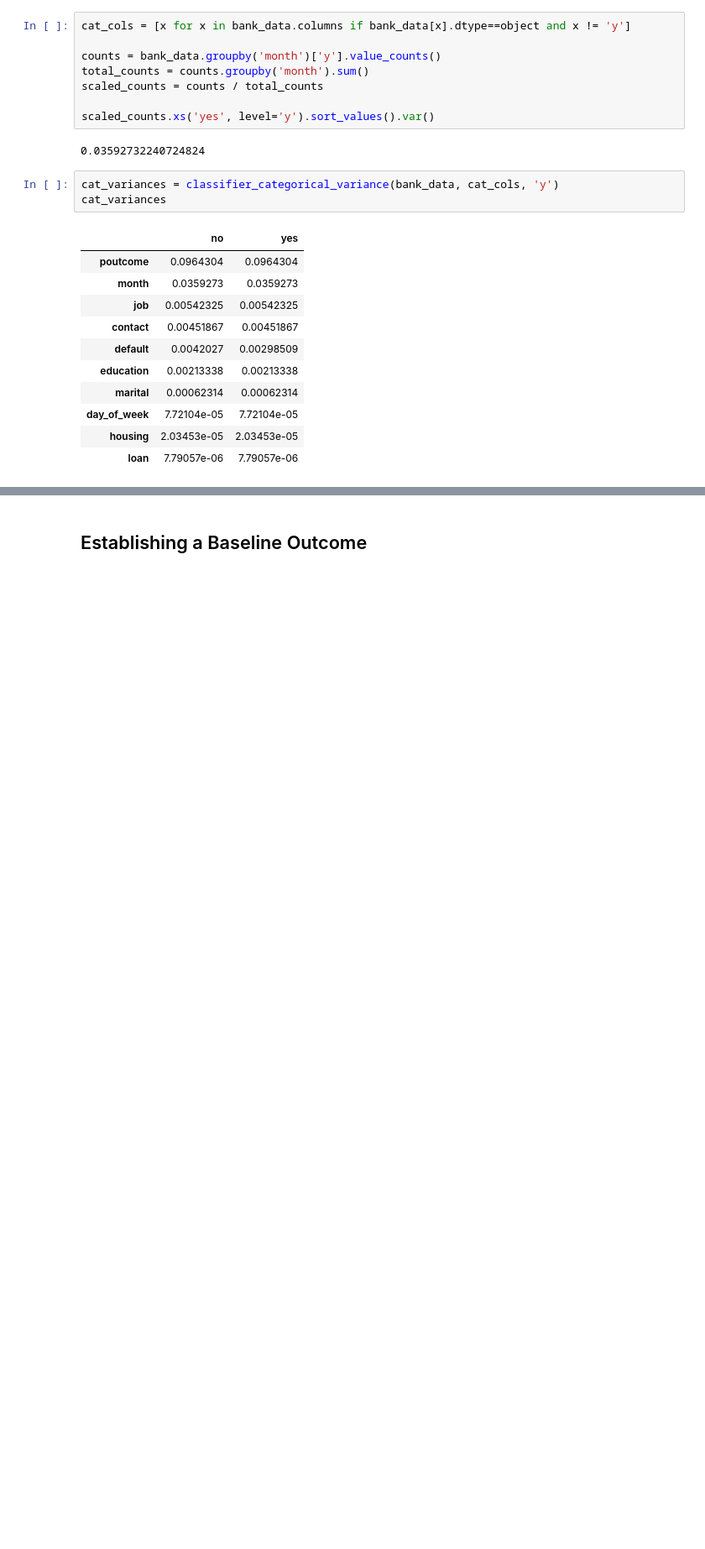
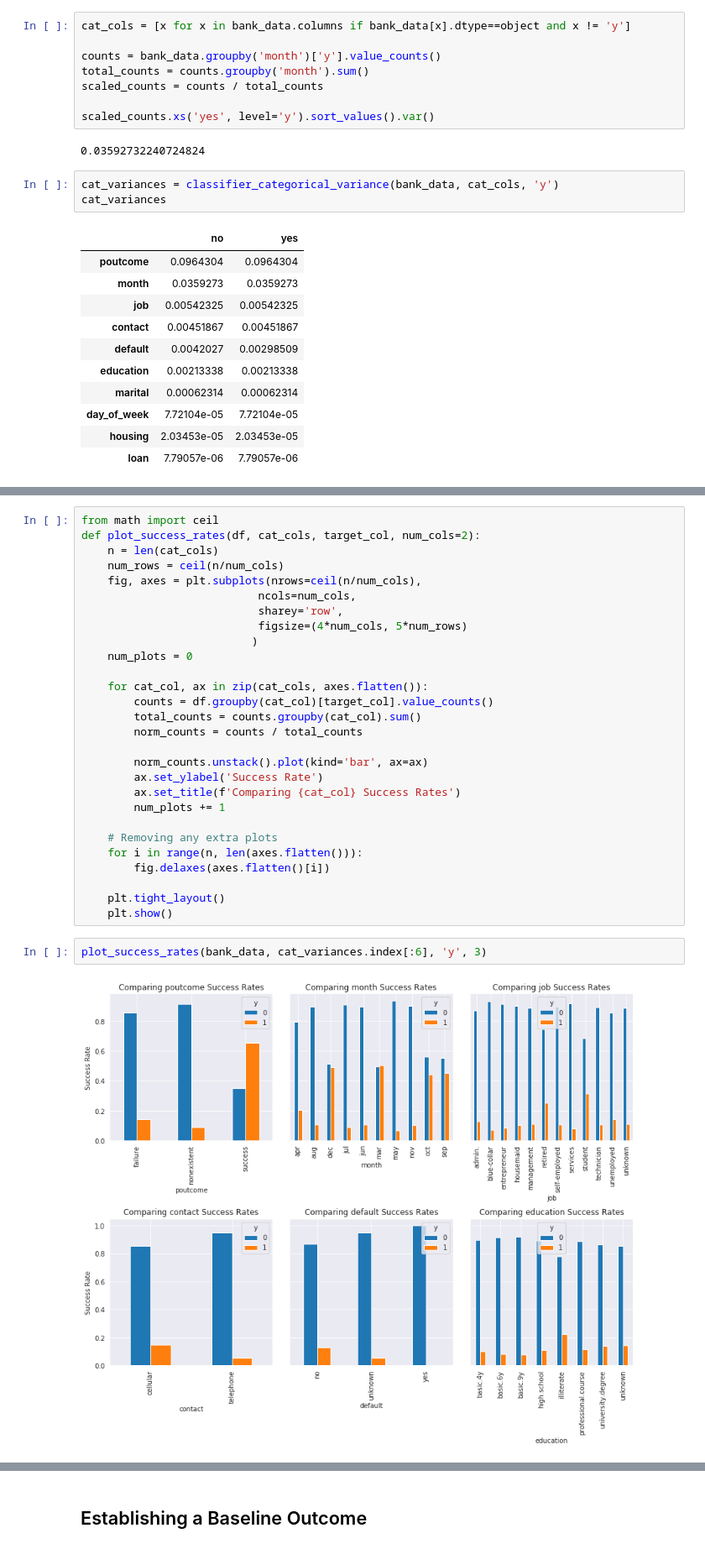
Before and after one commit to kcoffland/bank-predictions, a Jupyter notebook: 02_Discover.ipynb, the cells around one changed output, grey strips where cells are left out. Shown: that part at 84% size. Cells and saved outputs as stored; diff of their text form; blank space fills up the shorter version.

Commit message:
Explored Data, Created a baseline, and Hypothesized a solution

```diff
--- a/02_Discover.ipynb
+++ b/02_Discover.ipynb
@@ -124,0 +127,32 @@ As we can see, there is a greater variety in outcome rate for variables *poutcom
+# %%
+from math import ceil
+def plot_success_rates(df, cat_cols, target_col, num_cols=2):
+    n = len(cat_cols)
+    num_rows = ceil(n/num_cols)
+    fig, axes = plt.subplots(nrows=ceil(n/num_cols),
+                           ncols=num_cols,
+                           sharey='row',
+                           figsize=(4*num_cols, 5*num_rows)
+                          )
+    num_plots = 0
+
+    for cat_col, ax in zip(cat_cols, axes.flatten()):
+        counts = df.groupby(cat_col)[target_col].value_counts()
+        total_counts = counts.groupby(cat_col).sum()
+        norm_counts = counts / total_counts
+
+        norm_counts.unstack().plot(kind='bar', ax=ax)
+        ax.set_ylabel('Success Rate')
+        ax.set_title(f'Comparing {cat_col} Success Rates')
+        num_plots += 1
+
+    # Removing any extra plots
+    for i in range(n, len(axes.flatten())):
+        fig.delaxes(axes.flatten()[i])
+
+    plt.tight_layout()
+    plt.show()
+# %%
+plot_success_rates(bank_data, cat_variances.index[:6], 'y', 3)
+# %% [output]
+[figure, added]
```
Also changed, not shown: parts of 14 cells of this notebook.
